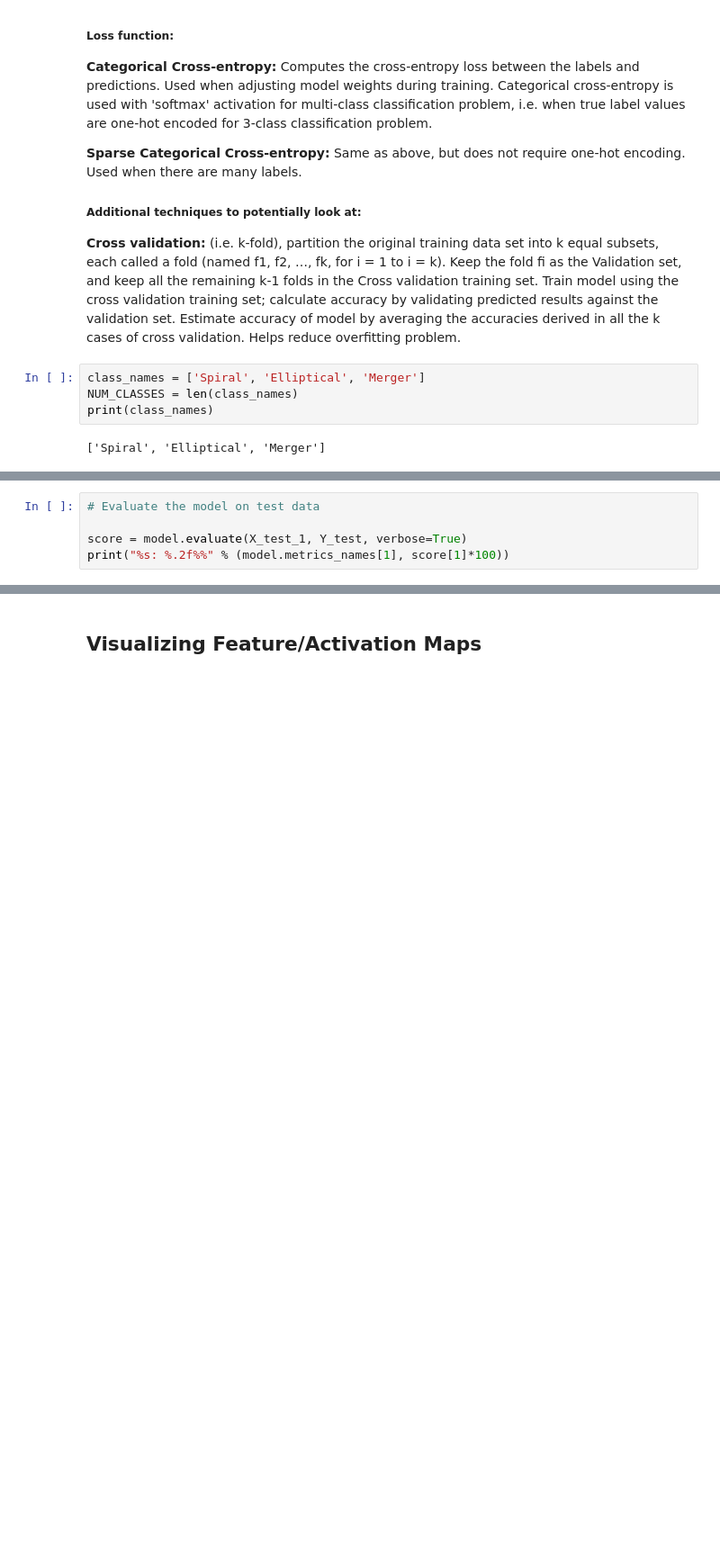
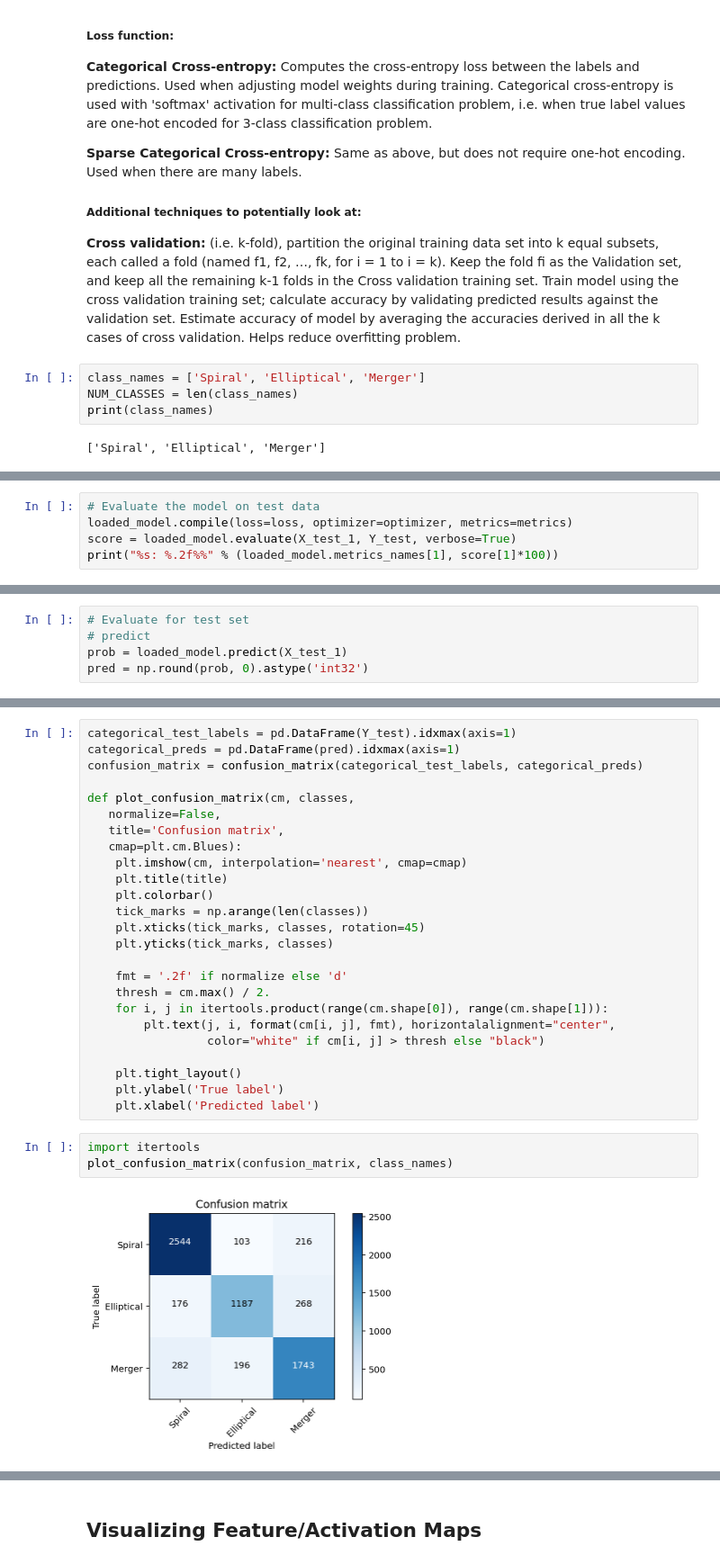
Before and after one commit to marinadunn/thesis, a Jupyter notebook: Research_Notebook.ipynb, the cells around one changed output, grey strips where cells are left out. Shown: that part at 90% size. Cells and saved outputs as stored; diff of their text form; blank space fills up the shorter version.

```diff
--- a/Research_Notebook.ipynb
+++ b/Research_Notebook.ipynb
@@ -439,5 +449,5 @@ Epoch 18/500
 # %%
 # Evaluate the model on test data
-
-score = model.evaluate(X_test_1, Y_test, verbose=True)
-print("%s: %.2f%%" % (model.metrics_names[1], score[1]*100))
+loaded_model.compile(loss=loss, optimizer=optimizer, metrics=metrics)
+score = loaded_model.evaluate(X_test_1, Y_test, verbose=True)
+print("%s: %.2f%%" % (loaded_model.metrics_names[1], score[1]*100))
@@ -517,0 +499,5 @@ plt.show()
+# %%
+# Evaluate for test set
+# predict
+prob = loaded_model.predict(X_test_1)
+pred = np.round(prob, 0).astype('int32')
@@ -518 +520,31 @@ plt.show()
+# %%
+categorical_test_labels = pd.DataFrame(Y_test).idxmax(axis=1)
+categorical_preds = pd.DataFrame(pred).idxmax(axis=1)
+confusion_matrix = confusion_matrix(categorical_test_labels, categorical_preds)
+
+def plot_confusion_matrix(cm, classes,
+   normalize=False,
+   title='Confusion matrix',
+   cmap=plt.cm.Blues):
+    plt.imshow(cm, interpolation='nearest', cmap=cmap)
+    plt.title(title)
+    plt.colorbar()
+    tick_marks = np.arange(len(classes))
+    plt.xticks(tick_marks, classes, rotation=45)
+    plt.yticks(tick_marks, classes)
+
+    fmt = '.2f' if normalize else 'd'
+    thresh = cm.max() / 2.
+    for i, j in itertools.product(range(cm.shape[0]), range(cm.shape[1])):
+        plt.text(j, i, format(cm[i, j], fmt), horizontalalignment="center",
+                 color="white" if cm[i, j] > thresh else "black")
+
+    plt.tight_layout()
+    plt.ylabel('True label')
+    plt.xlabel('Predicted label')
+# %%
+import itertools
+plot_confusion_matrix(confusion_matrix, class_names)
+# %% [output]
+[figure, added]
 # %%
```
Also changed, not shown: parts of 63 cells of this notebook.
